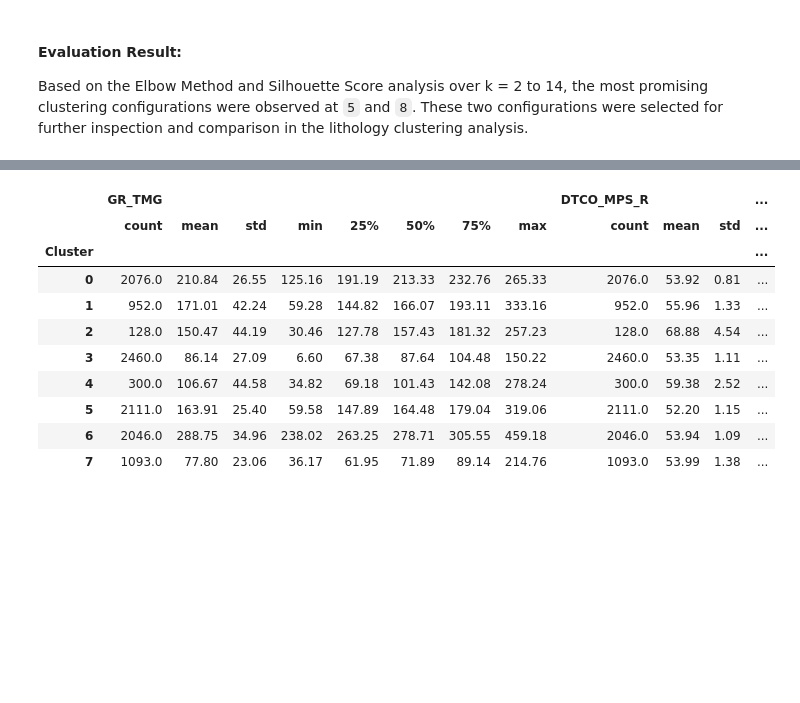
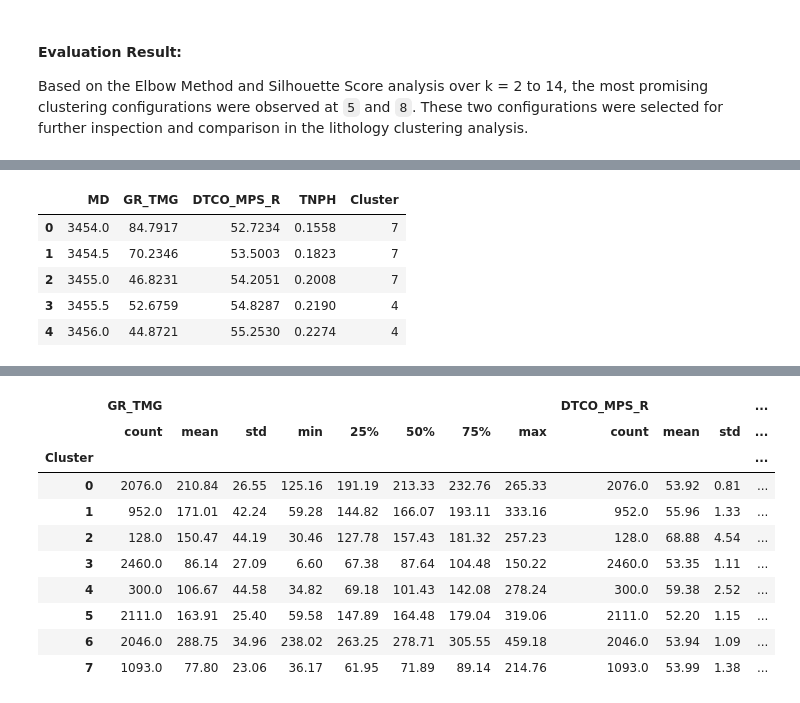
Before and after one commit to Vagif-Aliyev/MSE_Optimization, a Jupyter notebook: Wireline_Data_Clustering.ipynb, the cells around one changed output, grey strips where cells are left out. Saved outputs shown, nothing was run; the diff lists cells and outputs as text; code cells hidden in the pictures; blank space fills up the shorter version.

```diff
--- a/Wireline_Data_Clustering.ipynb
+++ b/Wireline_Data_Clustering.ipynb
@@ -181,10 +235,18 @@ def perform_kmeans_clustering(df, features, n_clusters):
 # %%
 df_kmeans_3, kmeans_model_3, scaler_3 = perform_kmeans_clustering(
     df=df_wireline,
     features=['GR_TMG', 'DTCO_MPS_R', 'TNPH'],
     n_clusters=8
 )
 df_kmeans_3 = df_kmeans_3.reset_index(drop=True)
+df_kmeans_3.head()
+# %% [output]
+|  | MD | GR_TMG | DTCO_MPS_R | TNPH | Cluster |
+| 0 | 3454.0 | 84.7917 | 52.7234 | 0.1558 | 7 |
+| 1 | 3454.5 | 70.2346 | 53.5003 | 0.1823 | 7 |
+| 2 | 3455.0 | 46.8231 | 54.2051 | 0.2008 | 7 |
+| 3 | 3455.5 | 52.6759 | 54.8287 | 0.2190 | 4 |
+| 4 | 3456.0 | 44.8721 | 55.2530 | 0.2274 | 4 |
 # %% [markdown]
 ## 7. Exploring Cluster Characteristics
 
```
Also changed, not shown: parts of 11 cells of this notebook.
